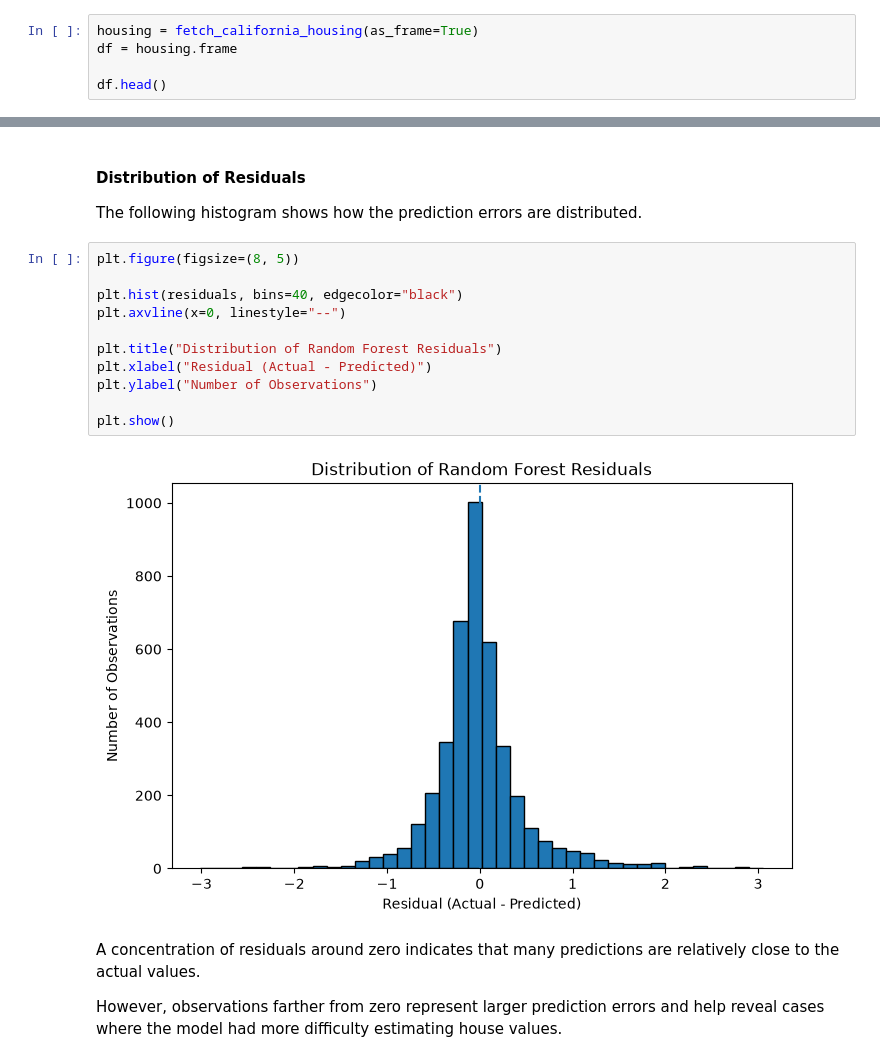
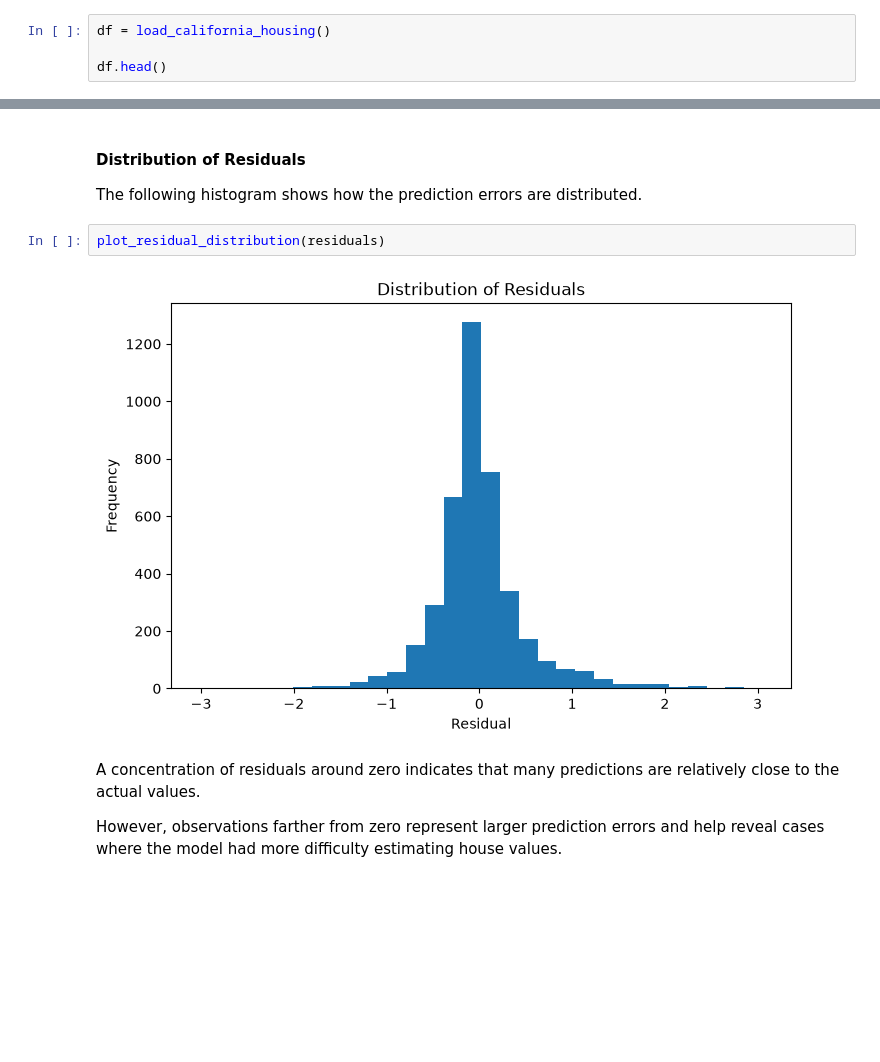
Before and after one commit to IsacFreitaas/real-estate-analytics-project, a Jupyter notebook: notebooks/2. Modelling.ipynb, the cells around one changed output, grey strips where cells are left out. Drawn from its saved outputs; the diff is of its cells as text; blank space fills up the shorter version.

```diff
--- a/notebooks/2. Modelling.ipynb
+++ b/notebooks/2. Modelling.ipynb
@@ -47,6 +63,5 @@ from sklearn.datasets import fetch_california_housing
 # %%
-housing = fetch_california_housing(as_frame=True)
-df = housing.frame
+df = load_california_housing()
 
 df.head()
 # %% [output]
@@ -366,18 +347,9 @@ A random distribution around zero would suggest that the remaining errors do not
 
 The following histogram shows how the prediction errors are distributed.
 # %%
-plt.figure(figsize=(8, 5))
-
-plt.hist(residuals, bins=40, edgecolor="black")
-plt.axvline(x=0, linestyle="--")
-
-plt.title("Distribution of Random Forest Residuals")
-plt.xlabel("Residual (Actual - Predicted)")
-plt.ylabel("Number of Observations")
-
-plt.show()
+plot_residual_distribution(residuals)
 # %% [output]
-[figure, old version]
+[figure, new version]
 # %% [markdown]
 A concentration of residuals around zero indicates that many predictions are relatively close to the actual values.
 
```
Also changed, not shown: parts of 13 cells of this notebook, 6 other files.
